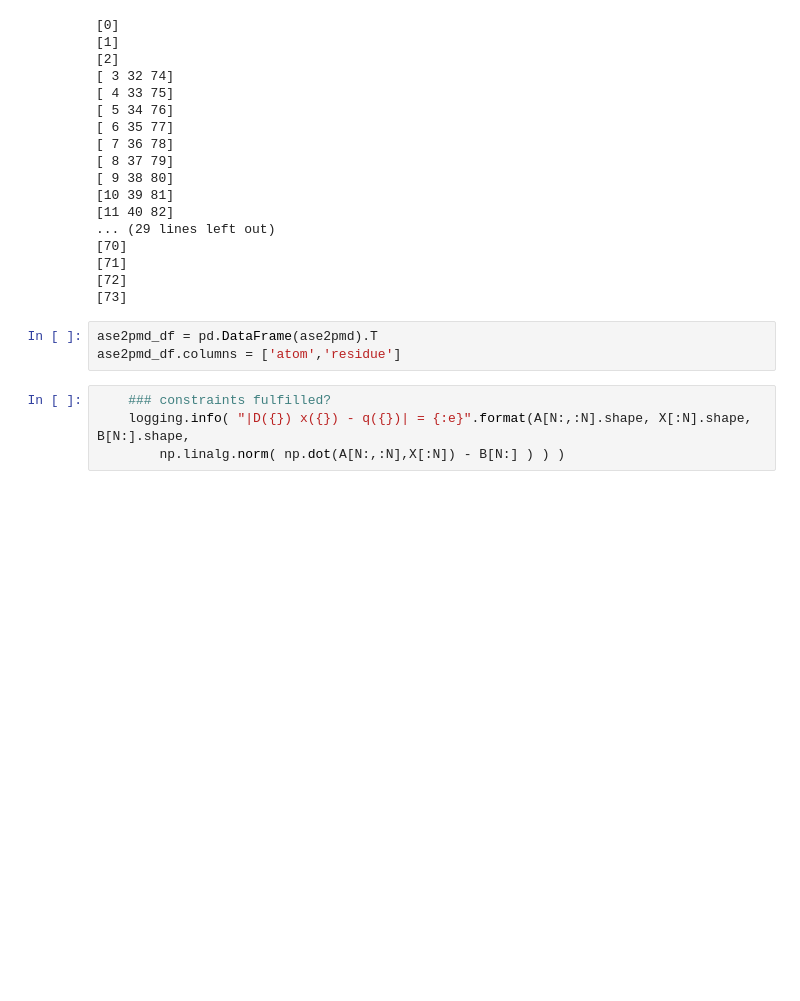
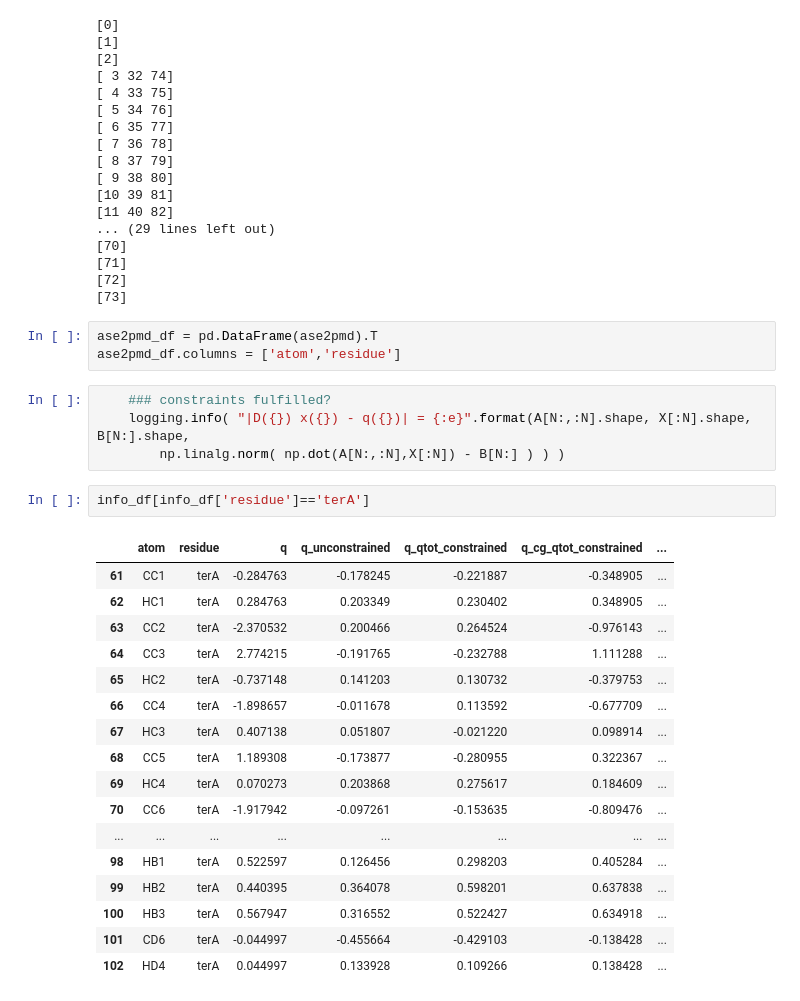
Before and after one commit to jotelha/smampppp, a Jupyter notebook: CompactHortonFitEspConstrainedSample.ipynb, the cells around one changed output. Drawn from its saved outputs; the diff is of its cells as text; blank space fills up the shorter version.

```diff
--- a/CompactHortonFitEspConstrainedSample.ipynb
+++ b/CompactHortonFitEspConstrainedSample.ipynb
@@ -354,3 +354,23 @@ ase2pmd_df.columns = ['atom','residue']
     ### constraints fulfilled?
     logging.info( "|D({}) x({}) - q({})| = {:e}".format(A[N:,:N].shape, X[:N].shape, B[N:].shape,
         np.linalg.norm( np.dot(A[N:,:N],X[:N]) - B[N:] ) ) )
+# %%
+info_df[info_df['residue']=='terA']
+# %% [output]
+|  | atom | residue | q | q_unconstrained | q_qtot_constrained | q_cg_qtot_constrained | ... |
+| 61 | CC1 | terA | -0.284763 | -0.178245 | -0.221887 | -0.348905 | ... |
+| 62 | HC1 | terA | 0.284763 | 0.203349 | 0.230402 | 0.348905 | ... |
+| 63 | CC2 | terA | -2.370532 | 0.200466 | 0.264524 | -0.976143 | ... |
+| 64 | CC3 | terA | 2.774215 | -0.191765 | -0.232788 | 1.111288 | ... |
+| 65 | HC2 | terA | -0.737148 | 0.141203 | 0.130732 | -0.379753 | ... |
+| 66 | CC4 | terA | -1.898657 | -0.011678 | 0.113592 | -0.677709 | ... |
+| 67 | HC3 | terA | 0.407138 | 0.051807 | -0.021220 | 0.098914 | ... |
+| 68 | CC5 | terA | 1.189308 | -0.173877 | -0.280955 | 0.322367 | ... |
+| 69 | HC4 | terA | 0.070273 | 0.203868 | 0.275617 | 0.184609 | ... |
+| 70 | CC6 | terA | -1.917942 | -0.097261 | -0.153635 | -0.809476 | ... |
+| ... | ... | ... | ... | ... | ... | ... | ... |
+| 98 | HB1 | terA | 0.522597 | 0.126456 | 0.298203 | 0.405284 | ... |
+| 99 | HB2 | terA | 0.440395 | 0.364078 | 0.598201 | 0.637838 | ... |
+| 100 | HB3 | terA | 0.567947 | 0.316552 | 0.522427 | 0.634918 | ... |
+| 101 | CD6 | terA | -0.044997 | -0.455664 | -0.429103 | -0.138428 | ... |
+| 102 | HD4 | terA | 0.044997 | 0.133928 | 0.109266 | 0.138428 | ... |
```
